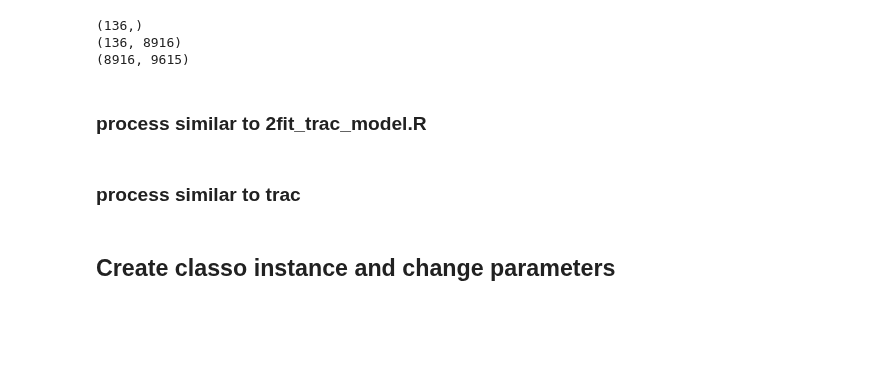
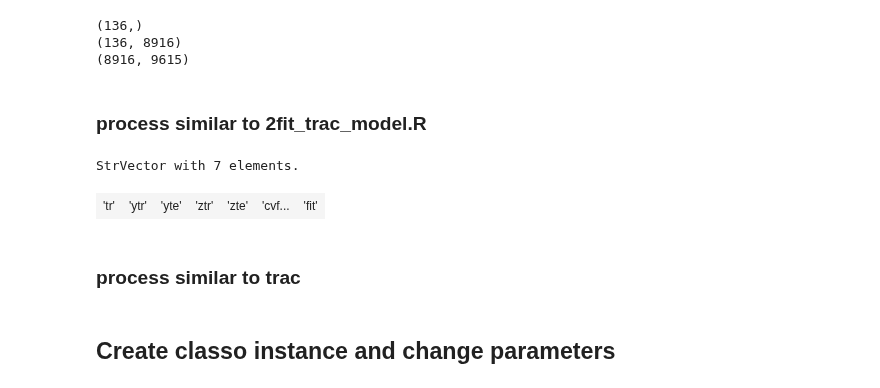
Before and after one commit to Leo-Simpson/c-lasso, a Jupyter notebook: examples/example-notebook.ipynb, the cells around one changed output. Saved outputs shown, nothing was run; the diff lists cells and outputs as text; code cells hidden in the pictures; blank space fills up the shorter version.

```diff
--- a/examples/example-notebook.ipynb
+++ b/examples/example-notebook.ipynb
@@ -666,3 +668,9 @@ print(A.shape)
 (8916, 9615)
 # %% [markdown]
 ### process similar to 2fit_trac_model.R
+# %%
+# first need to load "tara_sal_trac.Rdata" in order to extract training set we are using
+r['load']("Tara/tara_sal_trac.RData")
+# %% [output]
+StrVector with 7 elements.
+| 'tr' | 'ytr' | 'yte' | 'ztr' | 'zte' | 'cvf... | 'fit' |
```
Also changed, not shown: parts of 29 cells of this notebook, 7 other files.
